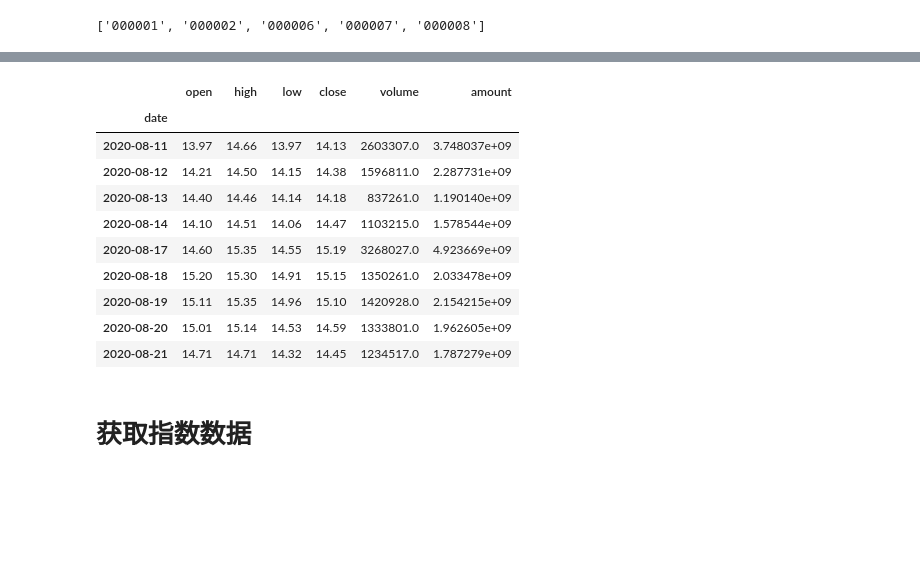
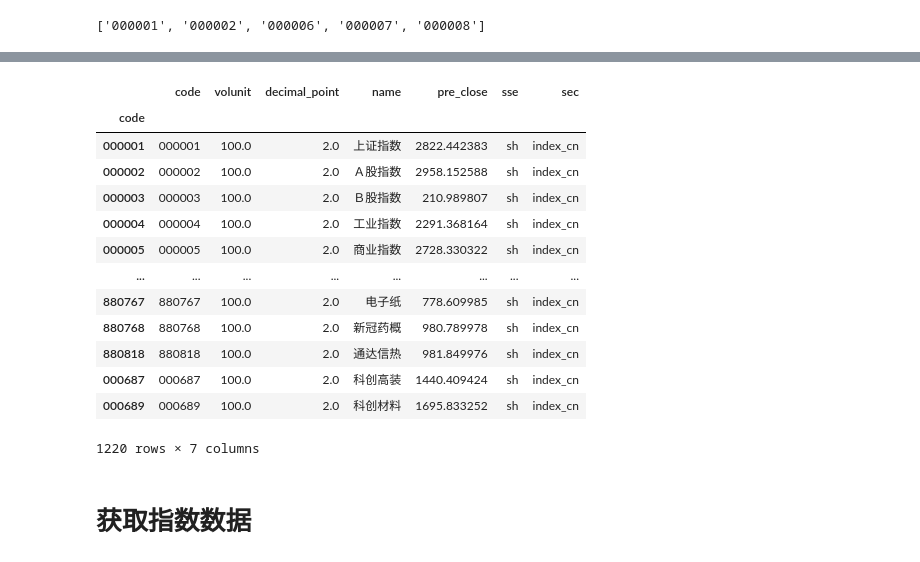
Before and after one commit to nuswgg/quants_qa, a Jupyter notebook: QA/QA How to Get data.ipynb, the cells around one changed output, grey strips where cells are left out. Cells and saved outputs as stored; diff of their text form; code cells hidden in the pictures; blank space fills up the shorter version.

```diff
--- a/QA/QA How to Get data.ipynb
+++ b/QA/QA How to Get data.ipynb
@@ -152,0 +232,2 @@ Ten_stock.data
+# %%
+index_list = QA.QA_fetch_index_list()
@@ -153,17 +272,22 @@ Ten_stock.data
+# %%
+index_list
+# %% [output]
+|  | code | volunit | decimal_point | name | pre_close | sse | sec |
+| code |  |  |  |  |  |  |  |
+| 000001 | 000001 | 100.0 | 2.0 | 上证指数 | 2822.442383 | sh | index_cn |
+| 000002 | 000002 | 100.0 | 2.0 | Ａ股指数 | 2958.152588 | sh | index_cn |
+| 000003 | 000003 | 100.0 | 2.0 | Ｂ股指数 | 210.989807 | sh | index_cn |
+| 000004 | 000004 | 100.0 | 2.0 | 工业指数 | 2291.368164 | sh | index_cn |
+| 000005 | 000005 | 100.0 | 2.0 | 商业指数 | 2728.330322 | sh | index_cn |
+| ... | ... | ... | ... | ... | ... | ... | ... |
+| 880767 | 880767 | 100.0 | 2.0 | 电子纸 | 778.609985 | sh | index_cn |
+| 880768 | 880768 | 100.0 | 2.0 | 新冠药概 | 980.789978 | sh | index_cn |
+| 880818 | 880818 | 100.0 | 2.0 | 通达信热 | 981.849976 | sh | index_cn |
+| 000687 | 000687 | 100.0 | 2.0 | 科创高装 | 1440.409424 | sh | index_cn |
+| 000689 | 000689 | 100.0 | 2.0 | 科创材料 | 1695.833252 | sh | index_cn |
+1220 rows × 7 columns
 # %%
-Ten_stock.data.xs('000001',level=1).loc['2020-08-11':]
+# Ten_stock.data.xs('000001',level=1).loc['2020-08-11':]
-# %% [output]
-|  | open | high | low | close | volume | amount |
-| date |  |  |  |  |  |  |
-| 2020-08-11 | 13.97 | 14.66 | 13.97 | 14.13 | 2603307.0 | 3.748037e+09 |
-| 2020-08-12 | 14.21 | 14.50 | 14.15 | 14.38 | 1596811.0 | 2.287731e+09 |
-| 2020-08-13 | 14.40 | 14.46 | 14.14 | 14.18 | 837261.0 | 1.190140e+09 |
-| 2020-08-14 | 14.10 | 14.51 | 14.06 | 14.47 | 1103215.0 | 1.578544e+09 |
-| 2020-08-17 | 14.60 | 15.35 | 14.55 | 15.19 | 3268027.0 | 4.923669e+09 |
-| 2020-08-18 | 15.20 | 15.30 | 14.91 | 15.15 | 1350261.0 | 2.033478e+09 |
-| 2020-08-19 | 15.11 | 15.35 | 14.96 | 15.10 | 1420928.0 | 2.154215e+09 |
-| 2020-08-20 | 15.01 | 15.14 | 14.53 | 14.59 | 1333801.0 | 1.962605e+09 |
-| 2020-08-21 | 14.71 | 14.71 | 14.32 | 14.45 | 1234517.0 | 1.787279e+09 |
 # %% [markdown]
 # 获取指数数据
 # %%
```
Also changed, not shown: parts of 26 cells of this notebook, 18 other files.
